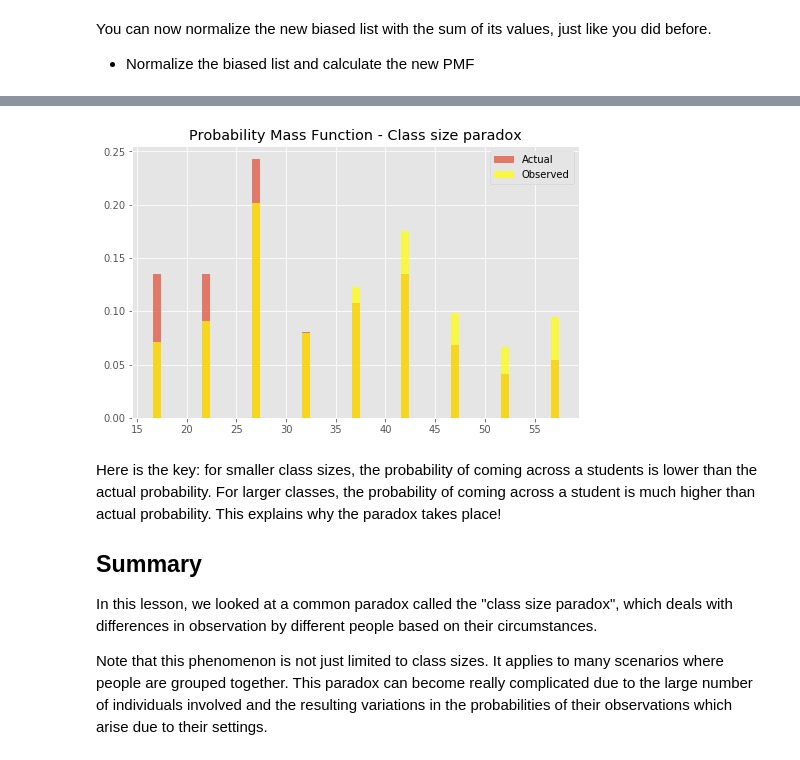
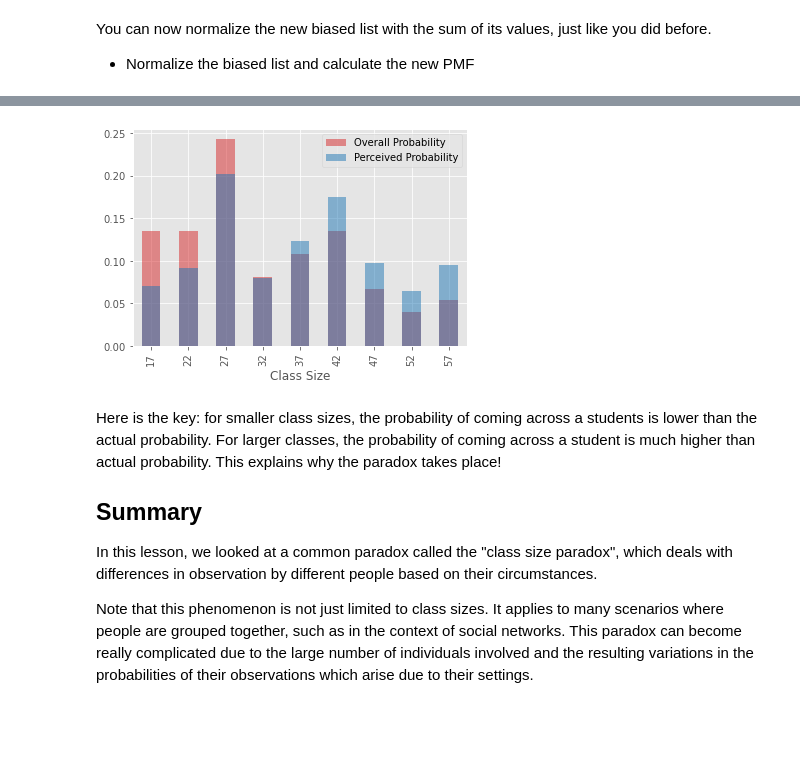
Before and after one commit to learn-co-curriculum/dsc-probability-mass-function-lab, a Jupyter notebook: index.ipynb, the cells around one changed output, grey strips where cells are left out. Cells and saved outputs as stored; diff of their text form; code cells hidden in the pictures; blank space fills up the shorter version.

```diff
--- a/index.ipynb
+++ b/index.ipynb
@@ -235,11 +309,0 @@ plt.figure(figsize=(8, 5))
-# %%
-# __SOLUTION__
-# Plot pmfs overlapping
-plt.figure(figsize=(8, 5))
-plt.bar(size_and_count.keys(), pmf, label= 'Actual', alpha = 0.7 );
-plt.bar(size_and_count.keys(), pmf2, color= "yellow", alpha = 0.7, label= 'Observed');
-plt.title ("Probability Mass Function - Class size paradox");
-plt.legend()
-plt.show()
-# %% [output]
-[figure, removed]
@@ -246,7 +315,27 @@ plt.show()
+# %%
+# __SOLUTION__
+
+# Setting up shared axes
+fig, ax = plt.subplots()
+
+# Plot overall probability in semitransparent red
+pmf_df.plot.bar(
+    x="Class Size", y="Overall Probability",
+    ax=ax,
+    alpha=0.5, color="tab:red"
+)
+# Plot perceived probability in semitransparent blue
+pmf_df.plot.bar(
+    x="Class Size", y="Perceived Probability",
+    ax=ax,
+    color="tab:blue", alpha=0.5
+);
+# %% [output]
+[figure, added]
 # %% [markdown]
 Here is the key: for smaller class sizes, the probability of coming across a students is lower than the actual probability. For larger classes, the probability of coming across a student is much higher than actual probability. This explains why the paradox takes place!
 
 ## Summary
 In this lesson, we looked at a common paradox called the "class size paradox", which deals with differences in observation by different people based on their circumstances.
 
-Note that this phenomenon is not just limited to class sizes. It applies to many scenarios where people are grouped together. This paradox can become really complicated due to the large number of individuals involved and the resulting variations in the probabilities of their observations which arise due to their settings.
+Note that this phenomenon is not just limited to class sizes. It applies to many scenarios where people are grouped together, such as in the context of social networks. This paradox can become really complicated due to the large number of individuals involved and the resulting variations in the probabilities of their observations which arise due to their settings.
```
Also changed, not shown: parts of 45 cells of this notebook, 6 other files.
